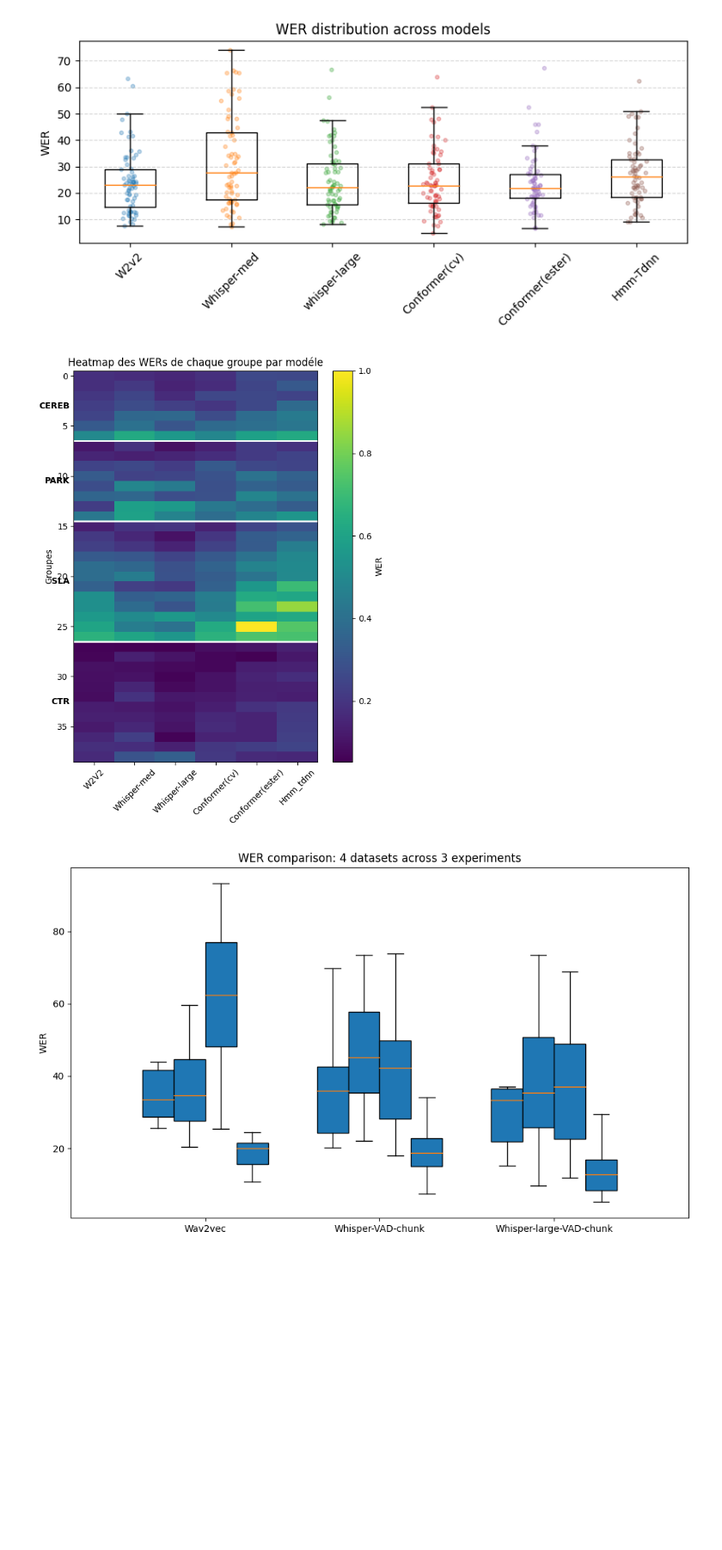
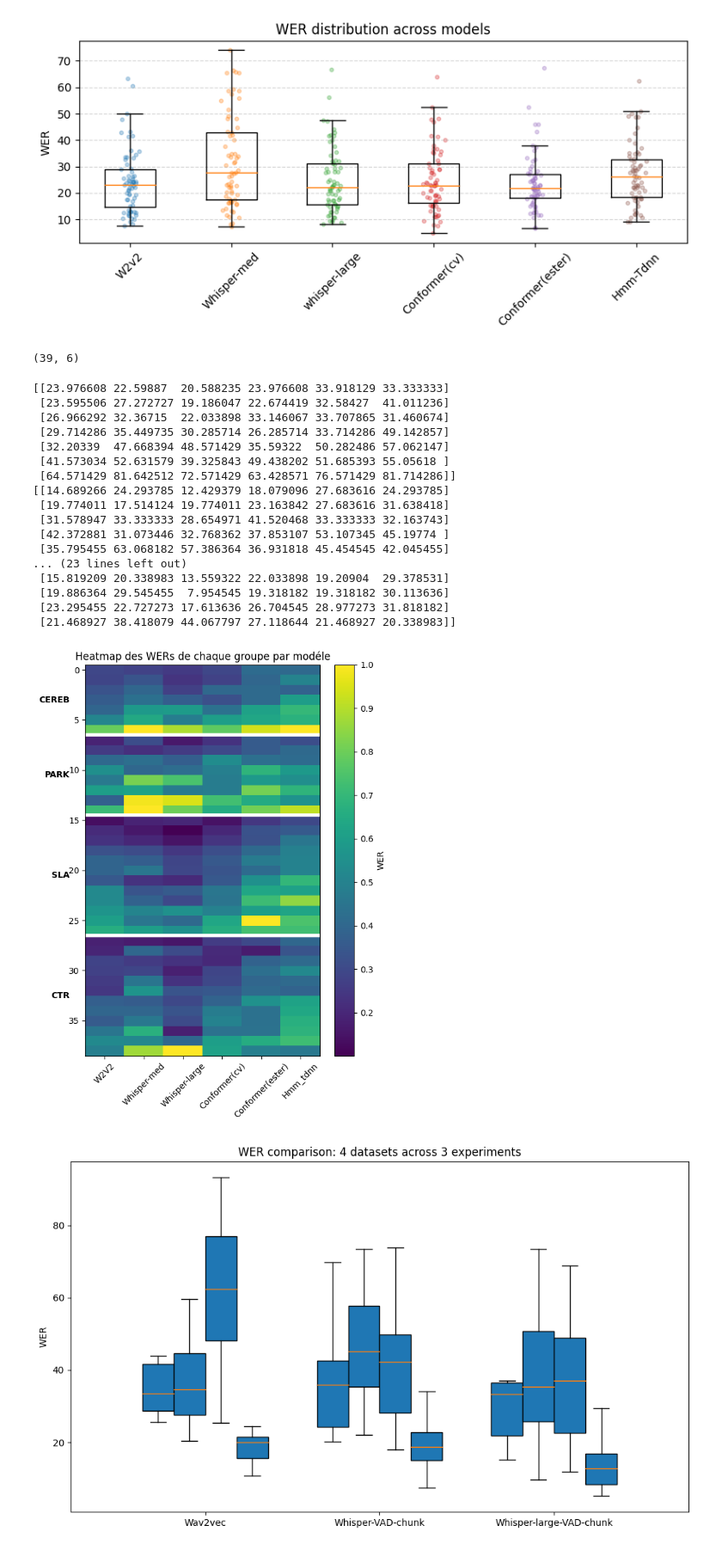
Before and after one commit to Imenbaa/TAPAS-FRAIS, a Jupyter notebook: src/utils/wer_analysis.ipynb, the cells around one changed output. Shown at 86% size. Saved outputs shown, nothing was run; the diff lists cells and outputs as text; code cells hidden in the pictures; blank space fills up the shorter version.

```diff
--- a/src/utils/wer_analysis.ipynb
+++ b/src/utils/wer_analysis.ipynb
@@ -330,6 +330,10 @@ for exp in experiments:
     for f in files[exp]:
         df = pd.read_csv(f)
         data[exp].append(df["WER"].dropna().values)
+# %%
+big_mat.shape
+# %% [output]
+(39, 6)
 # %%
 import pandas as pd
 import numpy as np
@@ -361,41 +365,60 @@ for d_idx, dataset in enumerate(datasets):
 
     row_count += mat.shape[0]
     dataset_boundaries.append(row_count)
-
+for i,d in enumerate(all_rows):
+    print(d)
+    all_rows[i]=d/d.max()
 # Concatenate everything
 big_mat = np.vstack(all_rows)
-big_mat=big_mat/big_mat.max()
+
 # Plot
 plt.figure(figsize=(6, 8))
 im = plt.imshow(big_mat, aspect="auto", cmap="viridis")
 start = 0
 for d_idx, dataset in enumerate(datasets):
     n_rows = all_rows[d_idx].shape[0]
     center = start + n_rows / 2 - 0.5
 
     plt.text(
-        -0.6, center, dataset,
+        -0.9, center, dataset,
         va="center", ha="right",
         fontsize=10, fontweight="bold"
     )
 
     start += n_rows
 
 plt.xticks(range(len(experiments)), experiments, rotation=45)
-plt.ylabel("Groupes")
+#plt.ylabel("Groupes")
 plt.title("Heatmap des WERs de chaque groupe par modéle")
 
 # Dataset separators
 for y in dataset_boundaries[:-1]:
-    plt.axhline(y - 0.5, color="white", linewidth=2)
+    plt.axhline(y - 0.5, color="white", linewidth=4)
 
 plt.colorbar(im, label="WER")
 plt.savefig("/vol/experiments3/imbenamor/TAPAS-FRAIS/figures/wer_typaloc_heatmap.png")
 
 plt.tight_layout()
 plt.show()
 # %% [output]
+[[23.976608 22.59887  20.588235 23.976608 33.918129 33.333333]
+ [23.595506 27.272727 19.186047 22.674419 32.58427  41.011236]
+ [26.966292 32.36715  22.033898 33.146067 33.707865 31.460674]
+ [29.714286 35.449735 30.285714 26.285714 33.714286 49.142857]
+ [32.20339  47.668394 48.571429 35.59322  50.282486 57.062147]
+ [41.573034 52.631579 39.325843 49.438202 51.685393 55.05618 ]
+ [64.571429 81.642512 72.571429 63.428571 76.571429 81.714286]]
+[[14.689266 24.293785 12.429379 18.079096 27.683616 24.293785]
+ [19.774011 17.514124 19.774011 23.163842 27.683616 31.638418]
+ [31.578947 33.333333 28.654971 41.520468 33.333333 32.163743]
+ [42.372881 31.073446 32.768362 37.853107 53.107345 45.19774 ]
+ [35.795455 63.068182 57.386364 36.931818 45.454545 42.045455]
+... (23 lines left out)
+ [15.819209 20.338983 13.559322 22.033898 19.20904  29.378531]
+ [19.886364 29.545455  7.954545 19.318182 19.318182 30.113636]
+ [23.295455 22.727273 17.613636 26.704545 28.977273 31.818182]
+ [21.468927 38.418079 44.067797 27.118644 21.468927 20.338983]]
-[figure, old version]
+[figure, new version]
 # %%
 # Plot
 plt.figure(figsize=(10, 6))
```
Also changed, not shown: 2 other files.
